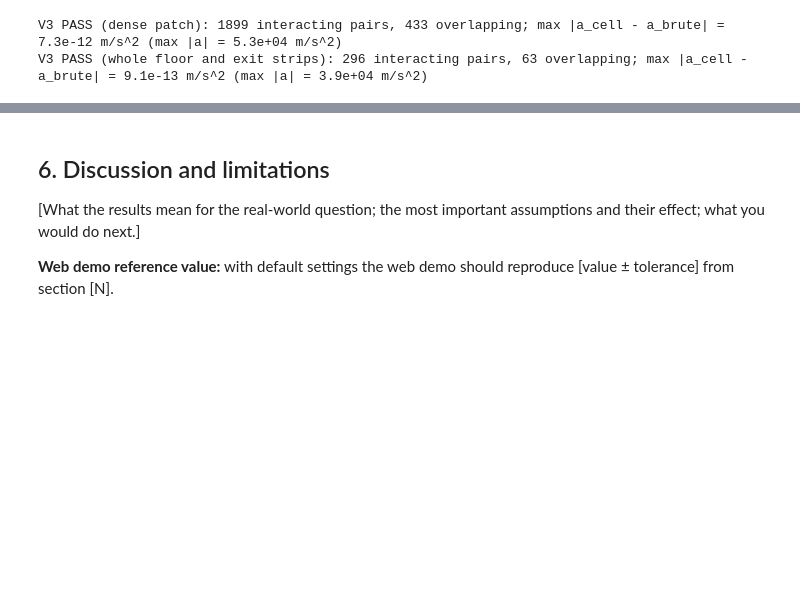
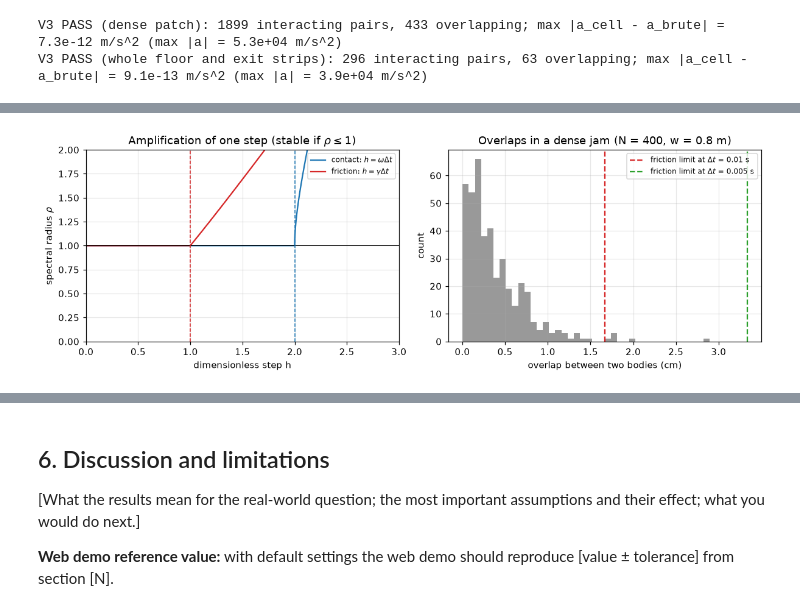
Before and after one commit to ChanuRasmika/mall-evacuation-social-force, a Jupyter notebook: notebook/mall-evacuation-social-force.ipynb, the cells around one changed output, grey strips where cells are left out. Drawn from its saved outputs; the diff is of its cells as text; code cells hidden in the pictures; blank space fills up the shorter version.

```diff
--- a/notebook/mall-evacuation-social-force.ipynb
+++ b/notebook/mall-evacuation-social-force.ipynb
@@ -1262,0 +1404,87 @@ V3 PASS (whole floor and exit strips): 296 interacting pairs, 63 overlapping; ma
+# %%
+# V5: stability limits of the integrator, overlaps in a dense jam, and a too-large step failing.
+def amplification_matrix(omega2, gamma, dt):
+    """One step of the Section 2.7 scheme on x'' = -omega2 x - gamma v, as a matrix acting on (x, v, a)."""
+    cols = []
+    for x, v, a in np.eye(3):
+        x1 = x + v * dt + 0.5 * a * dt * dt
+        v_pred = v + a * dt
+        a1 = -omega2 * x1 - gamma * v_pred
+        cols.append([x1, v + 0.5 * (a + a1) * dt, a1])
+    return np.array(cols).T
+
+
+def spectral_radius(omega2, gamma, dt):
+    return np.abs(np.linalg.eigvals(amplification_matrix(omega2, gamma, dt))).max()
+
+
+def first_unstable(rho_of_h, h=np.linspace(1e-3, 3, 30_000)):
+    """Smallest dimensionless step h at which the spectral radius exceeds 1."""
+    rho = np.array([rho_of_h(x) for x in h])
+    return h[np.argmax(rho > 1 + 1e-9)], h, rho
+
+
+h_osc, _h1, rho_osc = first_unstable(lambda h: spectral_radius(1.0, 0.0, h))    # omega = 1, h = omega dt
+h_fric, _h2, rho_fric = first_unstable(lambda h: spectral_radius(0.0, 1.0, h))  # gamma = 1, h = gamma dt
+assert abs(h_osc - 2.0) < 1e-3 and abs(h_fric - 1.0) < 1e-3, "stability limits differ from the analysis"
+OMEGA = np.sqrt(2 * (K_BODY + A_REP / B_REP) / MASS)
+DT_CONTACT = 2.0 / OMEGA
+print(f"Stability limits of the scheme: omega dt <= {h_osc:.3f} (contact), gamma dt <= {h_fric:.3f} (friction)")
+print(f"   contact: omega = sqrt(2 (k + A/B) / m) = {OMEGA:.1f} rad/s  ->  dt < {DT_CONTACT:.4f} s")
+
+
+# Overlaps in a dense jam (N = 400, w = 0.8 m), from positions saved every 0.5 s at the production step.
+def pair_overlaps(pos, r):
+    inside = np.isfinite(pos[:, 0])
+    p, rr = pos[inside], r[inside]
+    d = np.hypot(*(p[:, None] - p[None]).transpose(2, 0, 1))
+    s = (rr[:, None] + rr[None]) - d
+    s = s[np.triu_indices(len(p), 1)]
+    return s[s > 0]
+
+
+_res = run_evacuation(400, 0.8, REPLICATION_SEEDS[0], t_max=200.0, snap_times=tuple(np.arange(0.0, 200.0, 0.5)))
+v5_overlaps = np.concatenate([pair_overlaps(p, _res.r) for p in _res.snaps])
+S_99, S_MAX = np.percentile(v5_overlaps, 99), v5_overlaps.max()
+DT_FRICTION, DT_FRICTION_WORST = MASS / (2 * KAPPA * S_99), MASS / (2 * KAPPA * S_MAX)
+print(f"   friction: overlaps in the dense run ({len(v5_overlaps)} overlapping pairs seen): 99th percentile "
+      f"{100 * S_99:.2f} cm -> dt < {DT_FRICTION:.4f} s; deepest {100 * S_MAX:.2f} cm -> dt < {DT_FRICTION_WORST:.4f} s")
+assert DT < DT_CONTACT and DT < DT_FRICTION, "production step violates a stability limit"
+print(f"   production dt = {DT} s: margin x{DT_CONTACT / DT:.1f} (contact), x{DT_FRICTION / DT:.2f} (friction, 99 % of "
+      f"contacts), x{DT_FRICTION_WORST / DT:.2f} (deepest contact). The first-draft dt = 0.01 s exceeds the friction "
+      f"limit for the deepest {100 * (v5_overlaps > MASS / (2 * KAPPA * 0.01)).mean():.1f} % of contacts.")
+
+# Demonstration: the densest case at increasing dt. simulate() raises an error the moment a check fails.
+V5_DTS = (0.1, 0.05, 0.02, 0.01, DT)
+v5_outcome = {}
+for _dt in V5_DTS:
+    try:
+        run_evacuation(400, 0.6, REPLICATION_SEEDS[0], dt=_dt, t_max=120.0)
+        v5_outcome[_dt] = "stable"
+    except (AssertionError, FloatingPointError) as err:
+        v5_outcome[_dt] = f"FAILS: {err}"
+    print(f"   N = 400, w = 0.6 m, dt = {_dt:<6g} s: {v5_outcome[_dt]}")
+assert all(v5_outcome[d] != "stable" for d in V5_DTS if d > DT), "a too-large step should fail"
+assert v5_outcome[DT] == "stable", "the production step must be stable"
+print(f"V5 PASS: steps of 0.01 s and above fail in the dense case; dt = {DT} s is stable")
+
+fig, axes = plt.subplots(1, 2, figsize=(11, 3.8))
+axes[0].plot(_h1, rho_osc, color="tab:blue", label=r"contact: $h = \omega\Delta t$")
+axes[0].plot(_h2, rho_fric, color="tab:red", label=r"friction: $h = \gamma\Delta t$")
+axes[0].axhline(1, color="k", lw=1)
+for _hc, _c in [(h_osc, "tab:blue"), (h_fric, "tab:red")]:
+    axes[0].axvline(_hc, color=_c, ls="--", lw=1)
+axes[0].set(xlabel="dimensionless step h", ylabel=r"spectral radius $\rho$", ylim=(0, 2), xlim=(0, 3),
+            title="Amplification of one step (stable if $\\rho \\leq 1$)")
+axes[0].legend(fontsize=8)
+axes[1].hist(100 * v5_overlaps, bins=40, color="0.6")
+for _dt, _c in [(0.01, "tab:red"), (DT, "tab:green")]:
+    axes[1].axvline(100 * MASS / (2 * KAPPA * _dt), color=_c, ls="--",
+                    label=fr"friction limit at $\Delta t$ = {_dt:g} s")
+axes[1].set(xlabel="overlap between two bodies (cm)", ylabel="count",
+            title="Overlaps in a dense jam (N = 400, w = 0.8 m)")
+axes[1].legend(fontsize=8)
+fig.tight_layout()
+fig.savefig(FIG_DIR / "stability_timestep.png", dpi=150, bbox_inches="tight")
+plt.show()
+# %% [output]
@@ -1262,0 +1501 @@ V3 PASS (whole floor and exit strips): 296 interacting pairs, 63 overlapping; ma
+[figure, added]
```
Also changed, not shown: parts of 30 cells of this notebook, 13 other files.
